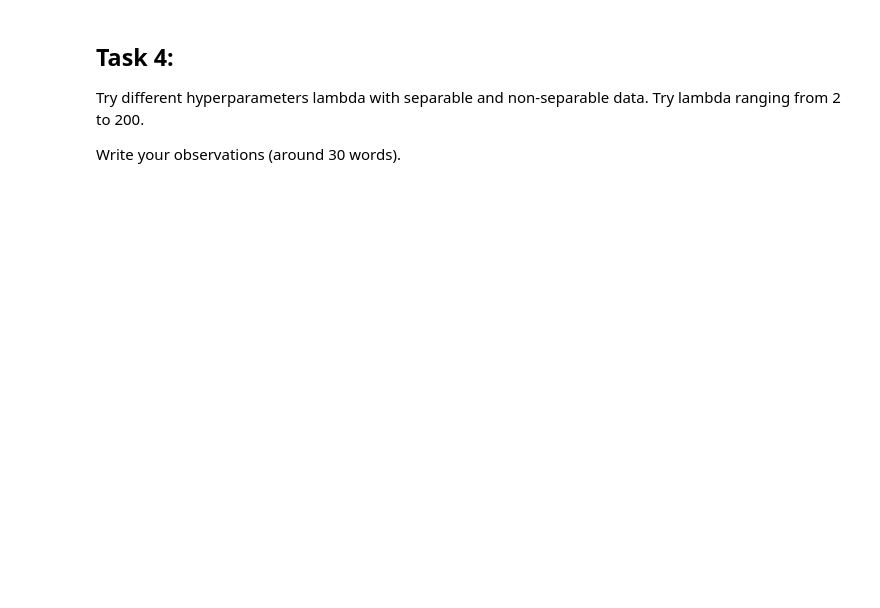
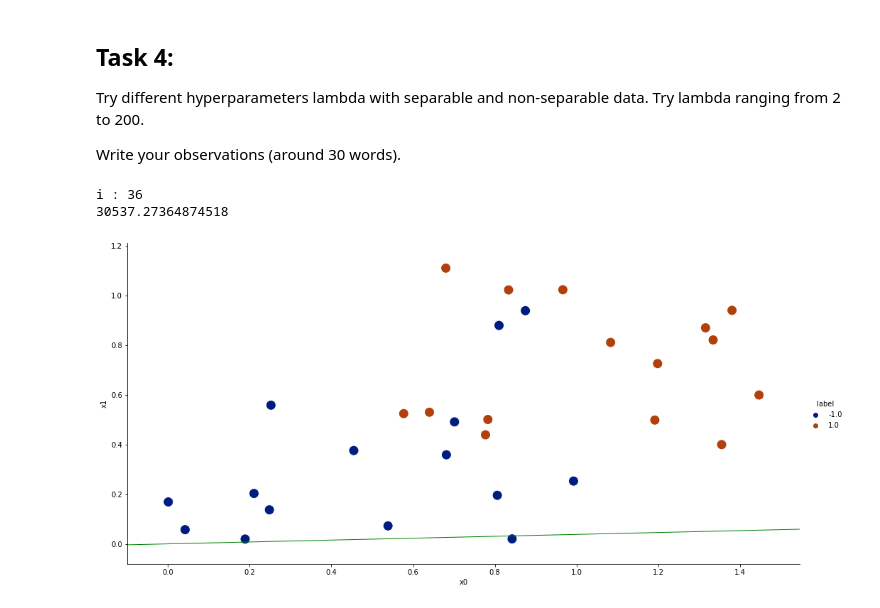
Before and after one commit to limited-fion/ee3-ml, a Jupyter notebook: Fion_ML_SVM_.ipynb, the cells around one changed output. Drawn from its saved outputs; the diff is of its cells as text; code cells hidden in the pictures; blank space fills up the shorter version.

```diff
--- a/Fion_ML_SVM_.ipynb
+++ b/Fion_ML_SVM_.ipynb
@@ -373,37 +374,3 @@ def loss(w, b, lam, x, y):
 ## Task 3:
 
 Implement a function that calulates the gradient of Loss with respect to $w$ and $b$. Show the code and results in your report.
-# %%
-def gradient(w, b, lam, x, y):
-  """
-  Calculates loss of the SVM defined by w and b, given the data x, y
-
-  :param w: a numpy array of size (2,) with coefficients of the line
-  :param b: scalar, the constant of the line
-  :param lam: scalar hyperparameter of SVN
-  :param x: numpy array of size (N, 2) with the data points
-  :param y: numpy array of size (B,) with the data labels (1 or -1)
-
-  :return: a tuple (grad_w, grad_b)
-  - grad_w: a numpy array of size (2,) with the gradient of w w.r.t. Loss
-  - grad_b: a scalar of the gradient of b w.r.t. Loss
-  """
-  global step0_w, step1_w, step_b
-  grad_w = np.ones((2,))
-
-  for i in range(len(y)):
-    step_bracket = 1 - y[i]*(np.dot(x[i], w)+b)
-    if step_bracket > 0:
-      step0_w = step_bracket*y[i]*x[i][0]
-      step1_w = step_bracket*y[i]*x[i][1]
-      step_b = step_bracket*y[i]
-
-  sum_b = step_b
-
-  grad_w0 = w[0]/np.linalg.norm(w) - lam/x.shape[0]*step0_w
-  grad_w1 = w[1]/np.linalg.norm(w) - lam/x.shape[0]*step1_w
-
-  grad_w = np.array([grad_w0, grad_w1])
-  grad_b = - lam/x.shape[0]*sum_b
-
-  return grad_w, grad_b
@@ -479,3 +482,9 @@ i : 1
 Try different hyperparameters lambda with separable and non-separable data. Try lambda ranging from 2 to 200.
 
 Write your observations (around 30 words).
+# %%
+draw_line_final(lam = 2)
+# %% [output]
+i : 36
+30537.27364874518
+[figure, added]
```
Also changed, not shown: parts of 20 cells of this notebook.
